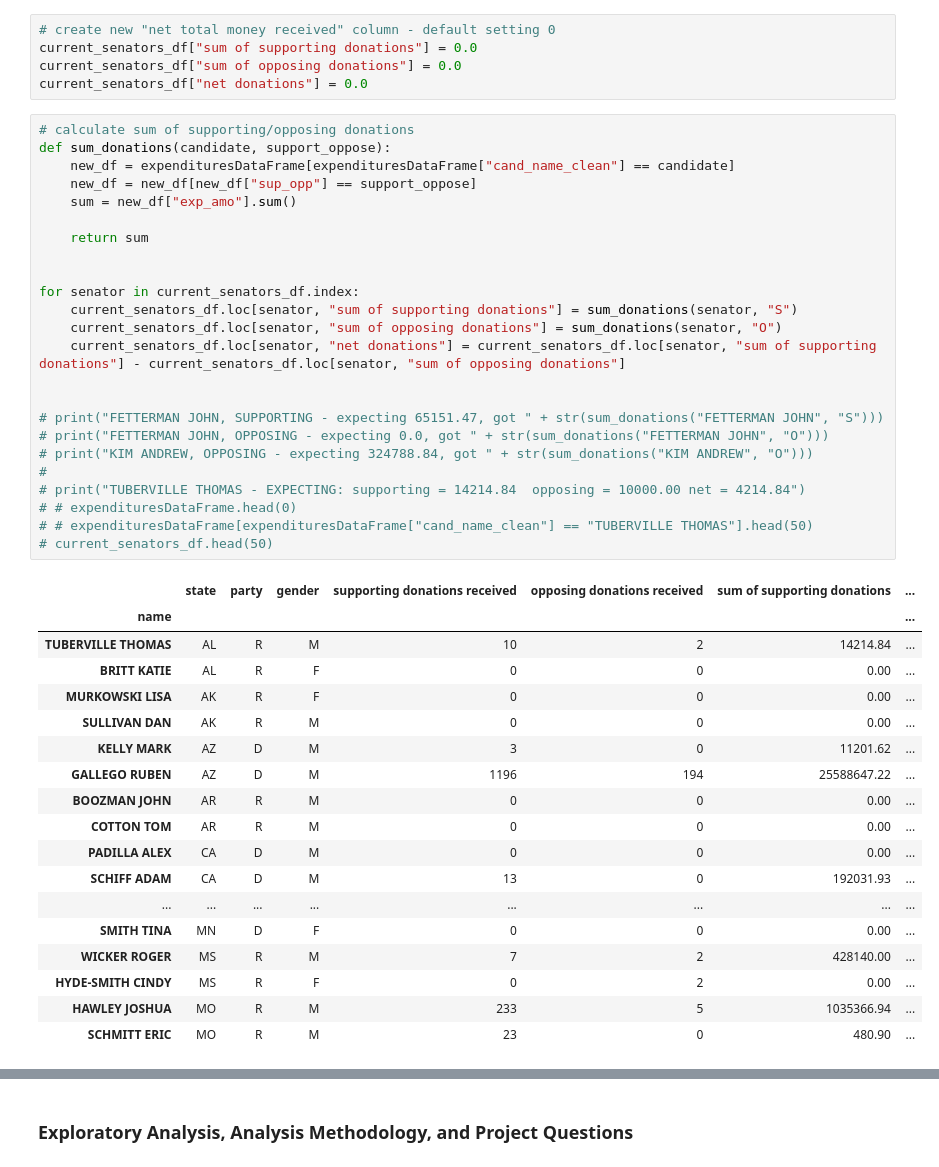
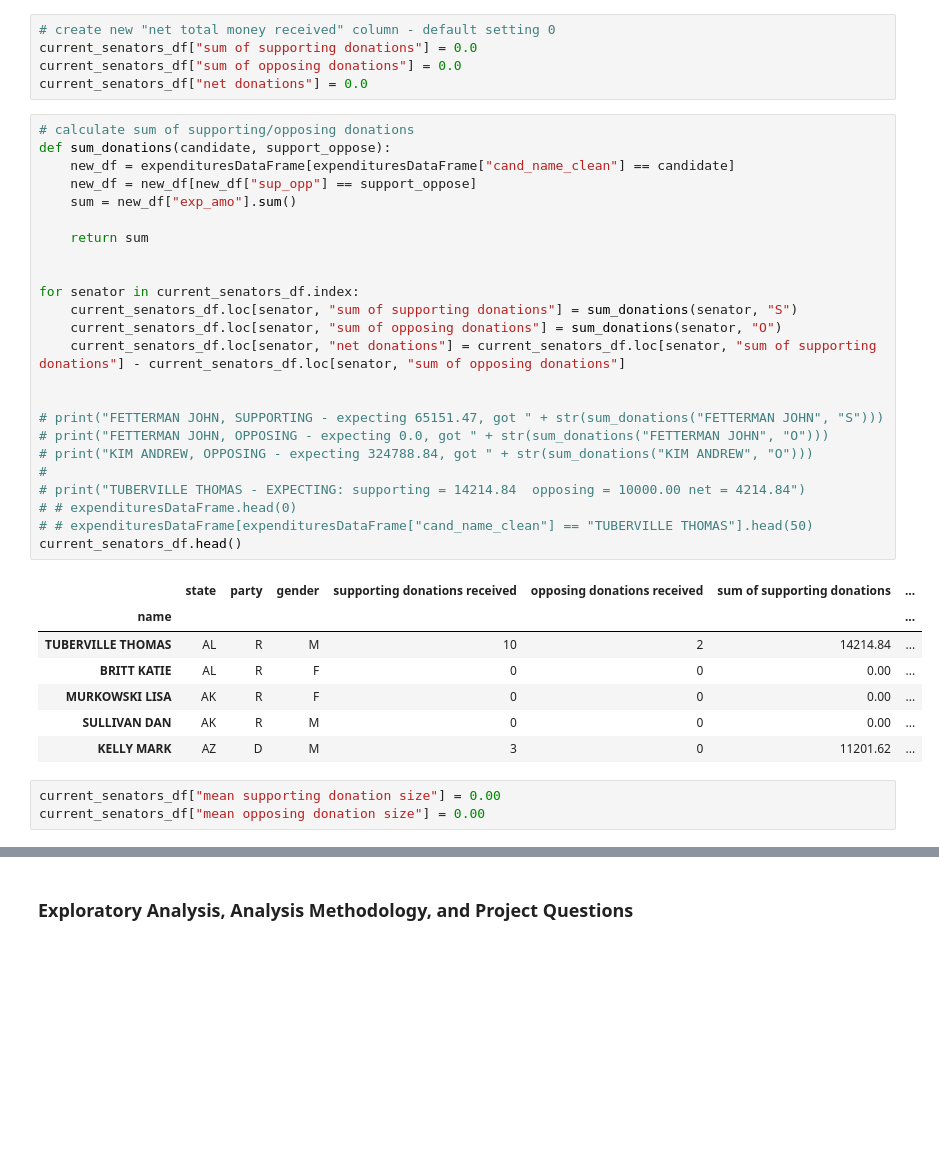
Before and after one commit to magicdracon/Data-Science-Final-Project, a Jupyter notebook: main.ipynb, the cells around one changed output, grey strips where cells are left out. Cells and saved outputs as stored; diff of their text form; blank space fills up the shorter version.

Commit message:
mean donation sizes
on current senators

```diff
--- a/main.ipynb
+++ b/main.ipynb
@@ -391,42 +391,34 @@ current_senators_df["net donations"] = 0.0
 # calculate sum of supporting/opposing donations
 def sum_donations(candidate, support_oppose):
     new_df = expendituresDataFrame[expendituresDataFrame["cand_name_clean"] == candidate]
     new_df = new_df[new_df["sup_opp"] == support_oppose]
     sum = new_df["exp_amo"].sum()
 
     return sum
 
 
 for senator in current_senators_df.index:
     current_senators_df.loc[senator, "sum of supporting donations"] = sum_donations(senator, "S")
     current_senators_df.loc[senator, "sum of opposing donations"] = sum_donations(senator, "O")
     current_senators_df.loc[senator, "net donations"] = current_senators_df.loc[senator, "sum of supporting donations"] - current_senators_df.loc[senator, "sum of opposing donations"]
 
 
 # print("FETTERMAN JOHN, SUPPORTING - expecting 65151.47, got " + str(sum_donations("FETTERMAN JOHN", "S")))
 # print("FETTERMAN JOHN, OPPOSING - expecting 0.0, got " + str(sum_donations("FETTERMAN JOHN", "O")))
 # print("KIM ANDREW, OPPOSING - expecting 324788.84, got " + str(sum_donations("KIM ANDREW", "O")))
 #
 # print("TUBERVILLE THOMAS - EXPECTING: supporting = 14214.84  opposing = 10000.00 net = 4214.84")
 # # expendituresDataFrame.head(0)
 # # expendituresDataFrame[expendituresDataFrame["cand_name_clean"] == "TUBERVILLE THOMAS"].head(50)
-# current_senators_df.head(50)
+current_senators_df.head()
 # %% [output]
 |  | state | party | gender | supporting donations received | opposing donations received | sum of supporting donations | ... |
 | name |  |  |  |  |  |  | ... |
 | TUBERVILLE THOMAS | AL | R | M | 10 | 2 | 14214.84 | ... |
 | BRITT KATIE | AL | R | F | 0 | 0 | 0.00 | ... |
 | MURKOWSKI LISA | AK | R | F | 0 | 0 | 0.00 | ... |
 | SULLIVAN DAN | AK | R | M | 0 | 0 | 0.00 | ... |
 | KELLY MARK | AZ | D | M | 3 | 0 | 11201.62 | ... |
-| GALLEGO RUBEN | AZ | D | M | 1196 | 194 | 25588647.22 | ... |
-| BOOZMAN JOHN | AR | R | M | 0 | 0 | 0.00 | ... |
-| COTTON TOM | AR | R | M | 0 | 0 | 0.00 | ... |
-| PADILLA ALEX | CA | D | M | 0 | 0 | 0.00 | ... |
-| SCHIFF ADAM | CA | D | M | 13 | 0 | 192031.93 | ... |
-| ... | ... | ... | ... | ... | ... | ... | ... |
-| SMITH TINA | MN | D | F | 0 | 0 | 0.00 | ... |
-| WICKER ROGER | MS | R | M | 7 | 2 | 428140.00 | ... |
-| HYDE-SMITH CINDY | MS | R | F | 0 | 2 | 0.00 | ... |
-| HAWLEY JOSHUA | MO | R | M | 233 | 5 | 1035366.94 | ... |
-| SCHMITT ERIC | MO | R | M | 23 | 0 | 480.90 | ... |
+# %%
+current_senators_df["mean supporting donation size"] = 0.00
+current_senators_df["mean opposing donation size"] = 0.00
```
Also changed, not shown: parts of 1 cell of this notebook.
